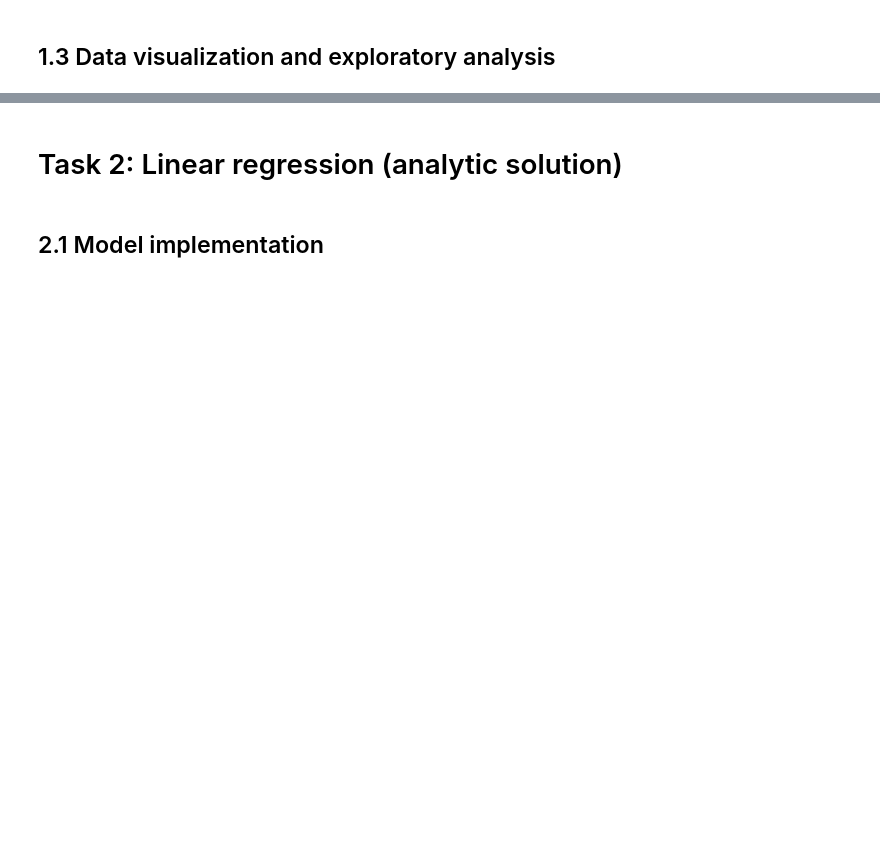
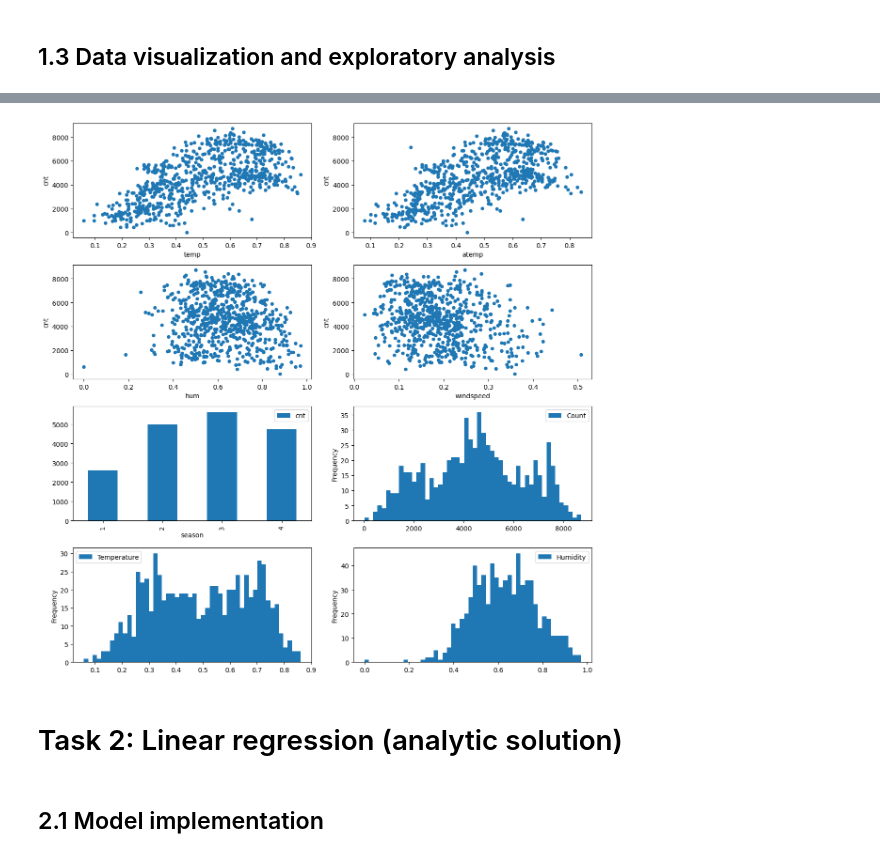
Before and after one commit to Daesere/551Assignments, a Jupyter notebook: 551A1.ipynb, the cells around one changed output, grey strips where cells are left out. Cells and saved outputs as stored; diff of their text form; code cells hidden in the pictures; blank space fills up the shorter version.

```diff
--- a/551A1.ipynb
+++ b/551A1.ipynb
@@ -110,3 +99,25 @@ day_df.plot.scatter(x="windspeed", y="cnt")
+# %%
+import matplotlib.pyplot as plt
+fig, axs = plt.subplots(4, 2, figsize=(12, 12))
+
+day_df.plot.scatter(x="temp", y="cnt", ax=axs[0, 0])
+day_df.plot.scatter(x="atemp", y="cnt", ax=axs[0, 1])
+day_df.plot.scatter(x="hum", y="cnt", ax=axs[1, 0])
+day_df.plot.scatter(x="windspeed", y="cnt", ax=axs[1, 1])
+
+day_df_cg.groupby("season", as_index=False)["cnt"].mean() \
+    .plot.bar(x="season", y="cnt", ax=axs[2, 0])
+
+day_df["cnt"].plot.hist(ax=axs[2, 1], bins=50, label="Count").legend()
+
+day_df["temp"].plot.hist(ax=axs[3, 0], bins=50, label="Temperature").legend()
+
+day_df["hum"].plot.hist(ax=axs[3, 1], bins=50, label="Humidity").legend()
+
+plt.tight_layout()
+plt.show()
+# %% [output]
+[figure, added]
 # %% [markdown]
 # Task 2: Linear regression (analytic solution)
 # %% [markdown]
```
Also changed, not shown: parts of 8 cells of this notebook.
